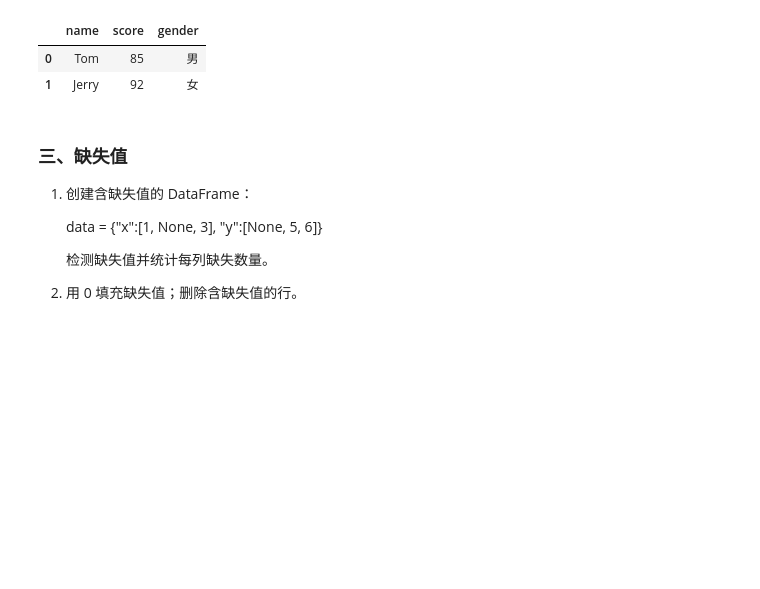
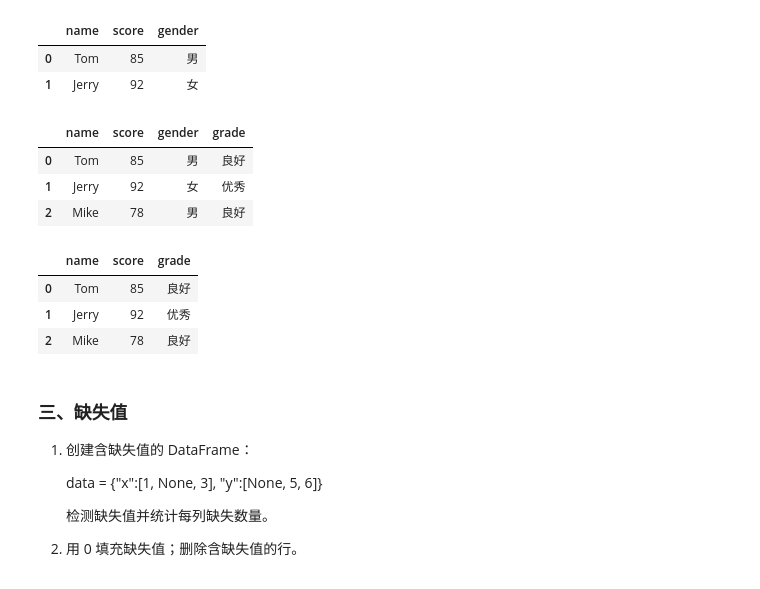
Before and after one commit to FZU-Data-Analysis-and-Visualization/join-github-classroom-hjx666-x, a Jupyter notebook: 第三次练习.ipynb, the cells around one changed output. Saved outputs shown, nothing was run; the diff lists cells and outputs as text; code cells hidden in the pictures; blank space fills up the shorter version.

```diff
--- a/第三次练习.ipynb
+++ b/第三次练习.ipynb
@@ -100,6 +101,23 @@ df1[df1['score']>80]
 |  | name | score | gender |
 | 0 | Tom | 85 | 男 |
 | 1 | Jerry | 92 | 女 |
+# %%
+import numpy as np
+df1['grade']=np.where(df1['score']>=90,'优秀','良好')
+df1
+# %% [output]
+|  | name | score | gender | grade |
+| 0 | Tom | 85 | 男 | 良好 |
+| 1 | Jerry | 92 | 女 | 优秀 |
+| 2 | Mike | 78 | 男 | 良好 |
+# %%
+df3=df1.drop(columns='gender')
+df3
+# %% [output]
+|  | name | score | grade |
+| 0 | Tom | 85 | 良好 |
+| 1 | Jerry | 92 | 优秀 |
+| 2 | Mike | 78 | 良好 |
 # %% [markdown]
 ### 三、缺失值
 
```
Also changed, not shown: parts of 21 cells of this notebook.
